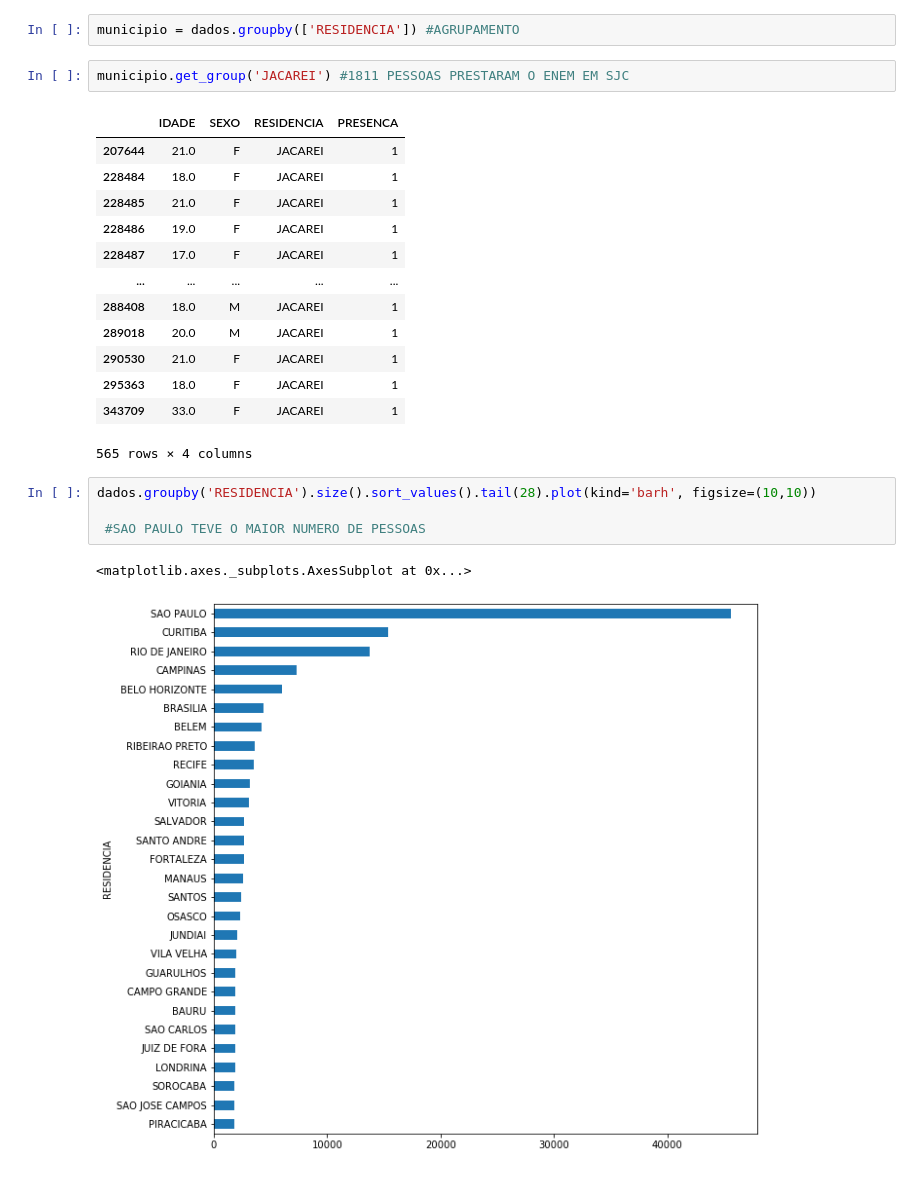
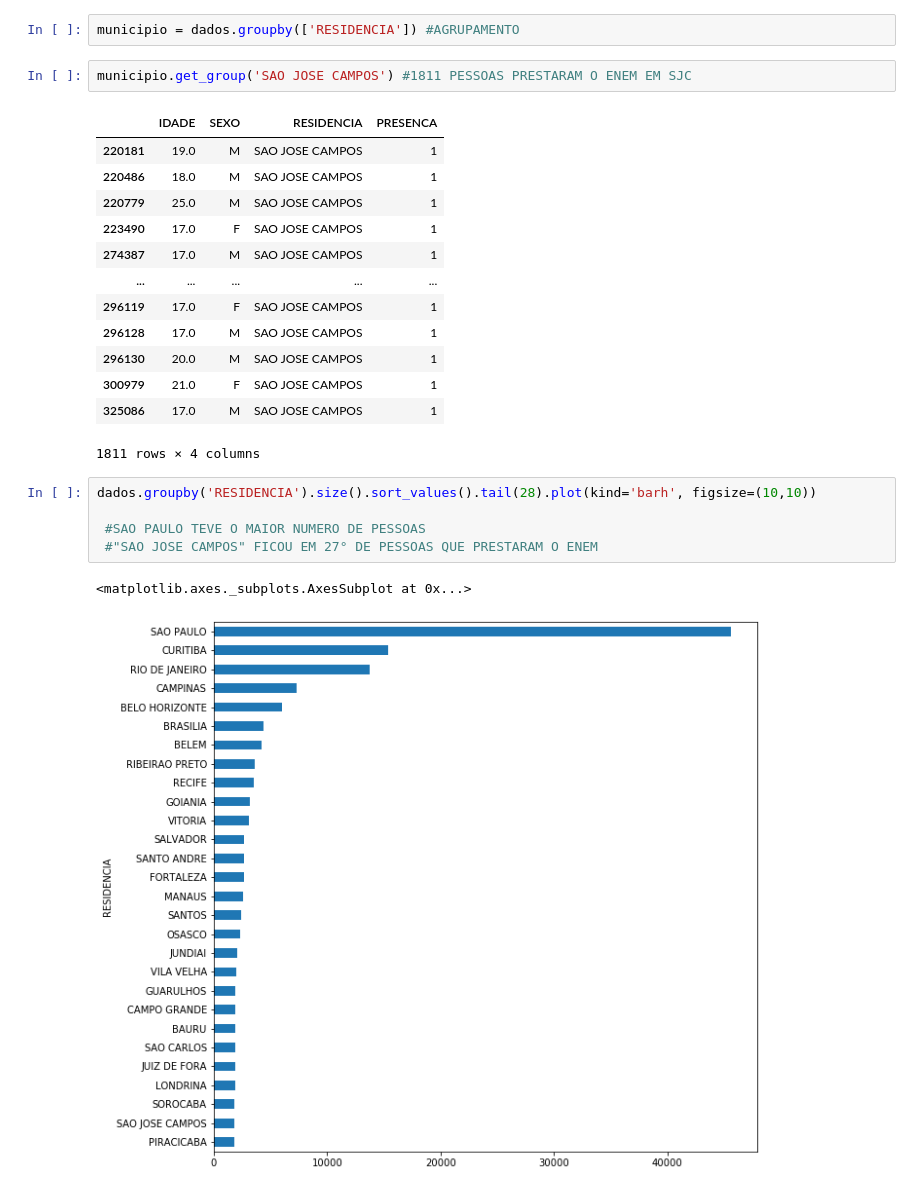
Before and after one commit to FranklinCarvalheira/ENEM_1999, a Jupyter notebook: ENEM_1999.ipynb, the cells around one changed output. Saved outputs shown, nothing was run; the diff lists cells and outputs as text.

```diff
--- a/ENEM_1999.ipynb
+++ b/ENEM_1999.ipynb
@@ -125,25 +130,26 @@ Name: SEXO, dtype: int64
 # %%
 municipio = dados.groupby(['RESIDENCIA']) #AGRUPAMENTO
 # %%
-municipio.get_group('JACAREI') #1811 PESSOAS PRESTARAM O ENEM EM SJC
+municipio.get_group('SAO JOSE CAMPOS') #1811 PESSOAS PRESTARAM O ENEM EM SJC
 # %% [output]
 |  | IDADE | SEXO | RESIDENCIA | PRESENCA |
-| 207644 | 21.0 | F | JACAREI | 1 |
-| 228484 | 18.0 | F | JACAREI | 1 |
-| 228485 | 21.0 | F | JACAREI | 1 |
-| 228486 | 19.0 | F | JACAREI | 1 |
-| 228487 | 17.0 | F | JACAREI | 1 |
+| 220181 | 19.0 | M | SAO JOSE CAMPOS | 1 |
+| 220486 | 18.0 | M | SAO JOSE CAMPOS | 1 |
+| 220779 | 25.0 | M | SAO JOSE CAMPOS | 1 |
+| 223490 | 17.0 | F | SAO JOSE CAMPOS | 1 |
+| 274387 | 17.0 | M | SAO JOSE CAMPOS | 1 |
 | ... | ... | ... | ... | ... |
-| 288408 | 18.0 | M | JACAREI | 1 |
-| 289018 | 20.0 | M | JACAREI | 1 |
-| 290530 | 21.0 | F | JACAREI | 1 |
-| 295363 | 18.0 | F | JACAREI | 1 |
-| 343709 | 33.0 | F | JACAREI | 1 |
+| 296119 | 17.0 | F | SAO JOSE CAMPOS | 1 |
+| 296128 | 17.0 | M | SAO JOSE CAMPOS | 1 |
+| 296130 | 20.0 | M | SAO JOSE CAMPOS | 1 |
+| 300979 | 21.0 | F | SAO JOSE CAMPOS | 1 |
+| 325086 | 17.0 | M | SAO JOSE CAMPOS | 1 |
-565 rows × 4 columns
+1811 rows × 4 columns
 # %%
 dados.groupby('RESIDENCIA').size().sort_values().tail(28).plot(kind='barh', figsize=(10,10))
 
  #SAO PAULO TEVE O MAIOR NUMERO DE PESSOAS
+ #"SAO JOSE CAMPOS" FICOU EM 27° DE PESSOAS QUE PRESTARAM O ENEM
 # %% [output]
 <matplotlib.axes._subplots.AxesSubplot at 0x...>
 [figure]
```
Also changed, not shown: parts of 9 cells of this notebook.
